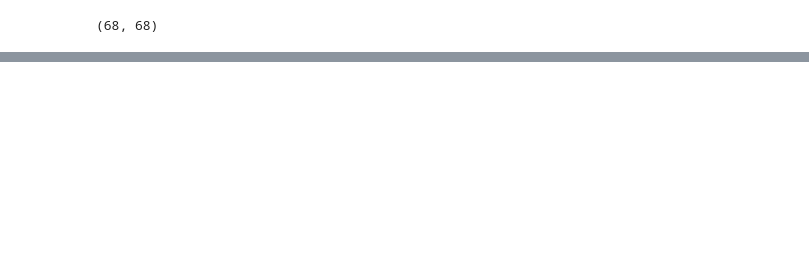
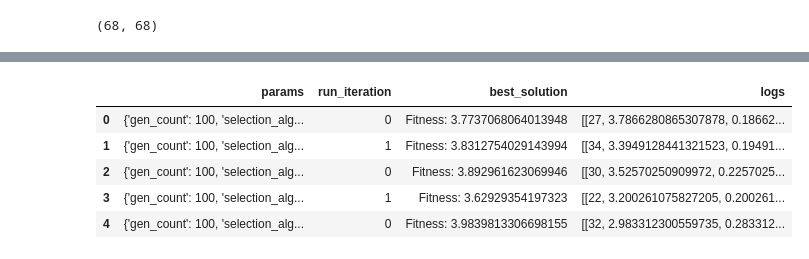
Before and after one commit to LeonardoDiCaterina/Gen_Alg1_RunningDinner, a Jupyter notebook: Notebooks/Grid_search.ipynb, the cells around one changed output, grey strips where cells are left out. Saved outputs shown, nothing was run; the diff lists cells and outputs as text; code cells hidden in the pictures; blank space fills up the shorter version.

```diff
--- a/Notebooks/Grid_search.ipynb
+++ b/Notebooks/Grid_search.ipynb
@@ -4,7 +4,7 @@ import pandas as pd
 import random
 from copy import deepcopy
 os.chdir(os.pardir) # comment if you are running this more than once
-data_matrix_df = pd.read_csv('data/distance_matrix_official.csv', index_col=0)
+data_matrix_df = pd.read_csv('Data/distance_matrix_official.csv', index_col=0)
 data_matrix_np = data_matrix_df.to_numpy()
 data_matrix_np.shape
 # %% [output]
@@ -23,7 +23,7 @@ first_solution = SolutionRD(my_fitness, Genome, [logistic_mutation, social_mutat
 secomnd_solution = SolutionRD(my_fitness, Genome, [logistic_mutation, social_mutation], [logistic_crossover_2, social_crossover])
 # %%
 import tqdm
-def genetic_algorithm(
+def     genetic_algorithm(
     gen_count: int,
     selection_algorithm: list[callable],
     mutation_algorithms: list[callable],
@@ -75,11 +75,11 @@ def genetic_algorithm(
 
     GA_population = [random_solution for random_solution in first_solution]
 
-
+    if save_logs:
+        logs = []
     for generation in tqdm.tqdm(range(gen_count), desc="Runnig genetic alogrithm", unit=" generation"):
         fitness_instance.number_of_calls = 0
-        if save_logs:
-            logs = []
+
         # Selection
         selected_individuals = [selection_algorithm(GA_population, maximization) for _ in range(population_size)]
 
@@ -118,10 +118,11 @@ def genetic_algorithm(
             best_logistic_fitness = fitness_instance._calculate_logistic_fitness(best_individual_of_generation.genome)
             best_social_fitness = fitness_instance._calculate_social_fitness(best_individual_of_generation.genome)
             row = [n_fitness_calls, float(best_individual_of_generation), best_logistic_fitness, best_social_fitness]
+
             logs.append(row)
 
-            logs_df = pd.DataFrame(logs, columns=['n_fitness_calls', 'best_individual_fitness', 'best_logistic_fitness', 'best_social_fitness'])
-            logs_df['cumulative_calls'] = logs_df['n_fitness_calls'].cumsum()
+            # logs_df = pd.DataFrame(logs, columns=['n_fitness_calls', 'best_individual_fitness', 'best_logistic_fitness', 'best_social_fitness'])
+            # logs_df['cumulative_calls'] = logs_df['n_fitness_calls'].cumsum()
 
             # add here the savin of the logs
             #logs_df.to_csv('logs.csv', index=False)
@@ -129,23 +130,24 @@ def genetic_algorithm(
 
     best_individual = min(GA_population) if not maximization else max(GA_population)
     if save_logs:
-        return best_individual, logs_df
+        return best_individual, logs
     return best_individual
 
 # Example usage
-best_solution = genetic_algorithm(
+best_solution, logs = genetic_algorithm(
     gen_count=100,
     selection_algorithm=tournament_selection,
     mutation_algorithms=[logistic_mutation, social_mutation],
     crossover_algorithms=[logistic_crossover_2, full_crossover],
     fitness_instance=my_fitness,
     Genome_class=Genome,
-    maximization=False,
+    maximization=True,
     xo_prob=0.9,
     mut_prob=0.2,
     social_mutation_prob=0.2,
     social_crossover_prob=0.2,
     population_size=10,
+    save_logs= True,
     elitism=True
 )
 print("Best Solution Genome:", best_solution.genome)
@@ -239,2 +254,18 @@ Genome fixed after 0 passes
+# %%
+results_df = pd.DataFrame([{
+    'params': result[0],
+    'run_iteration': result[1],
+    'best_solution': result[2],
+    'logs': result[3]
+} for result in results])
+
+results_df.head()
+# %% [output]
+|  | params | run_iteration | best_solution | logs |
+| 0 | {'gen_count': 100, 'selection_alg... | 0 | Fitness: 3.7737068064013948 | [[27, 3.7866280865307878, 0.18662... |
+| 1 | {'gen_count': 100, 'selection_alg... | 1 | Fitness: 3.8312754029143994 | [[34, 3.3949128441321523, 0.19491... |
+| 2 | {'gen_count': 100, 'selection_alg... | 0 | Fitness: 3.892961623069946 | [[30, 3.52570250909972, 0.2257025... |
+| 3 | {'gen_count': 100, 'selection_alg... | 1 | Fitness: 3.62929354197323 | [[22, 3.200261075827205, 0.200261... |
+| 4 | {'gen_count': 100, 'selection_alg... | 0 | Fitness: 3.9839813306698155 | [[32, 2.983312300559735, 0.283312... |
 # %%
 # save results to a CSV file
```
Also changed, not shown: parts of 4 cells of this notebook.
